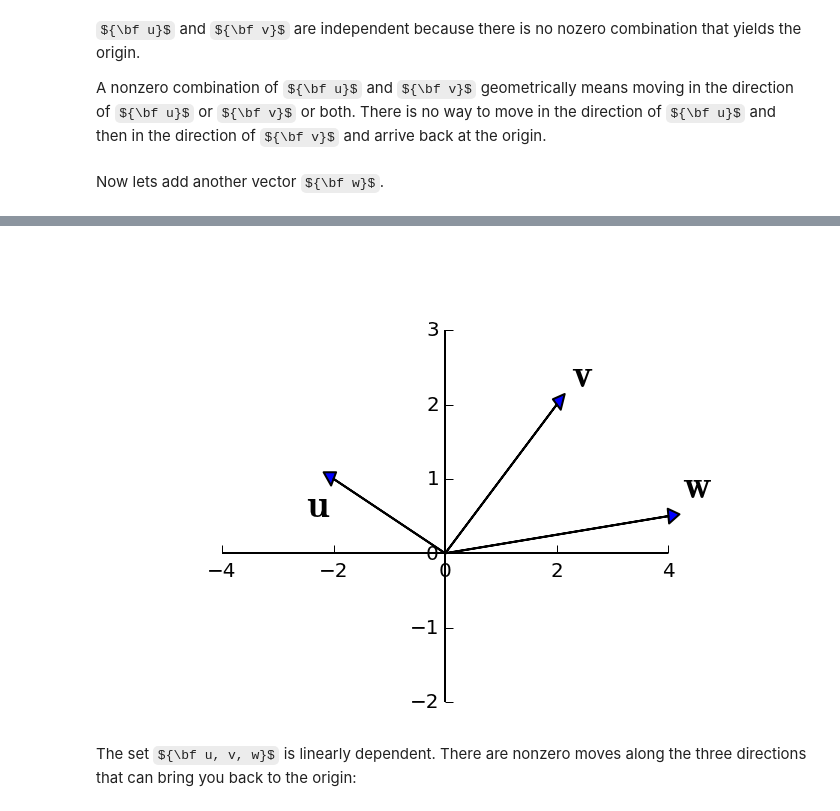
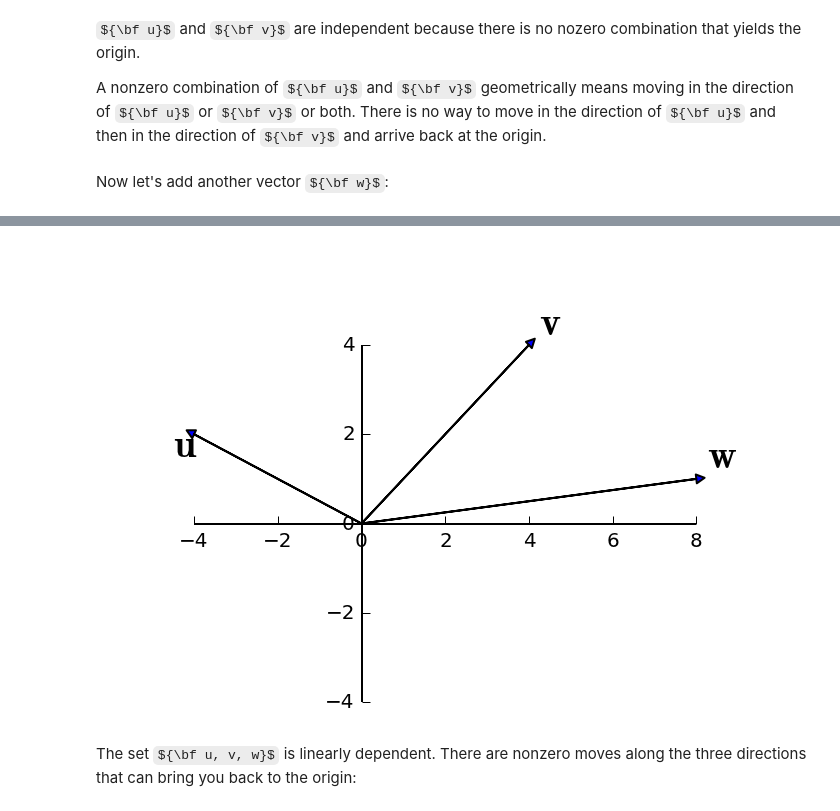
Before and after one commit to mcrovella/CS132-Geometric-Algorithms, a Jupyter notebook: L5LinearIndependence.ipynb, the cells around one changed output, grey strips where cells are left out. Cells and saved outputs as stored; diff of their text form; code cells hidden in the pictures; some formulas as TeX source.

```diff
--- a/L5LinearIndependence.ipynb
+++ b/L5LinearIndependence.ipynb
@@ -276,29 +284,30 @@ ${\bf u}$ and ${\bf v}$ are independent because there is no nozero combination t
 
 A nonzero combination of ${\bf u}$ and ${\bf v}$ geometrically means moving in the direction of ${\bf u}$ or ${\bf v}$ or both.  There is no way to move in the direction of ${\bf u}$ and then in the direction of ${\bf v}$ and arrive back at the origin.
 # %% [markdown]
-Now lets add another vector ${\bf w}$.
+Now let's add another vector ${\bf w}$:
 # %%
 # No need to study this code unless you want to.
 sl.hide_code_in_slideshow()
-ax = ut.plotSetup()
+ax = ut.plotSetup(-6.0,10.0,-4.0,6.0)
 ut.centerAxes(ax)
-u = np.array([-2.0,1.0])
-v = np.array([2.0,2.0])
-w = np.array([4.0,0.5])
+u = np.array([-4.0,2.0])
+v = np.array([4.0,4.0])
+w = np.array([8.0,1.0])
 ax.arrow(0,0,u[0],u[1],head_width=0.2, head_length=0.2)
 ax.arrow(0,0,v[0],v[1],head_width=0.2, head_length=0.2)
 ax.arrow(0,0,w[0],w[1],head_width=0.2, head_length=0.2)
 ax.plot(0,-3,'')
 ax.plot(3,0,'')
 ax.plot(0,3,'')
 ax.plot(-4,0,'')
+ax.plot(7,0,'')
 ax.text(u[0]-0.5, u[1]-0.5, r'$\bf u$',size=20)
 ax.text(v[0]+0.25, v[1]+0.25, r'$\bf v$',size=20)
 ax.text(w[0]+0.25, w[1]+0.25, r'$\bf w$',size=20)
 print ''
 # %% [output]
 [interactive output not drawn]
-[figure, old version]
+[figure, new version]
 # %% [markdown]
 The set ${\bf u, v, w}$ is linearly dependent.   There are nonzero moves along the three directions that can bring you back to the origin:
 # %%
```
Also changed, not shown: parts of 24 cells of this notebook.
